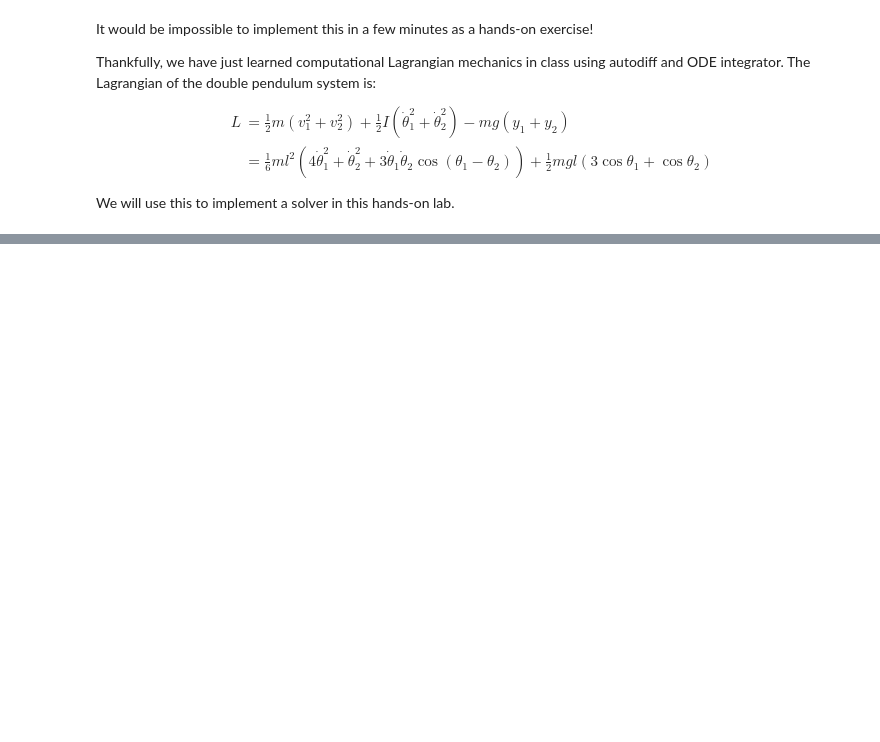
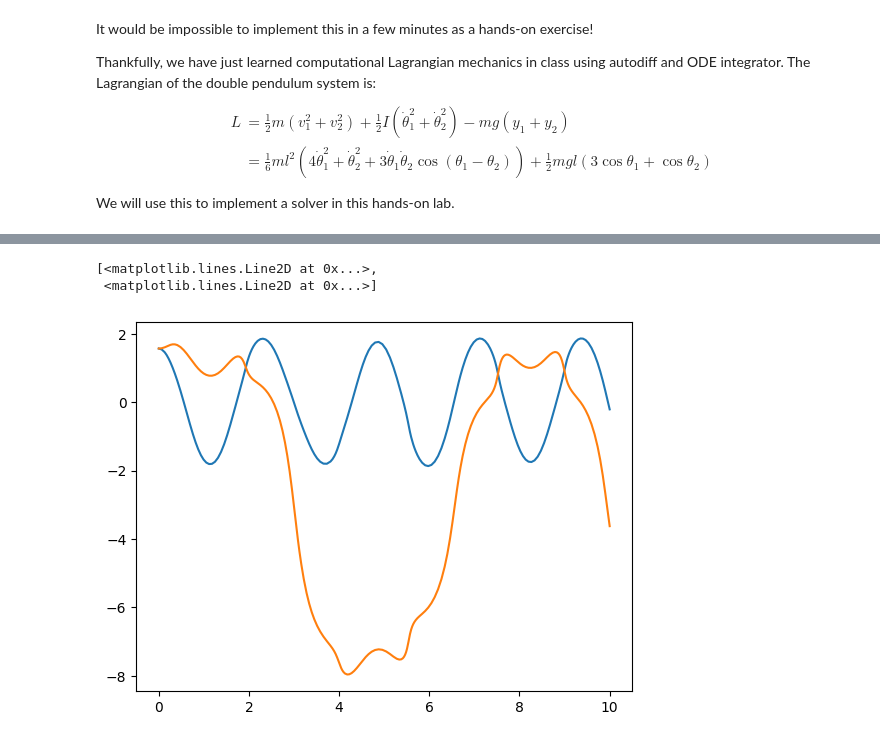
Before and after one commit to jaknepler/phys305, a Jupyter notebook: docs/16/lab.ipynb, the cells around one changed output, grey strips where cells are left out. Saved outputs shown, nothing was run; the diff lists cells and outputs as text; code cells hidden in the pictures; blank space fills up the shorter version.

```diff
--- a/docs/16/lab.ipynb
+++ b/docs/16/lab.ipynb
@@ -62,8 +153,23 @@ def odeint(f, x0, t0, t1, dt=0.1, atol=1e-6, rtol=1e-6):
 # %%
 # Step 2. Copy ELrhs() from the class note
 
+from jax import grad, jacfwd, jit
+from jax.numpy.linalg import inv
+
 def ELrhs(L):
-    ...
+
+    Lx  = grad(L, argnums=0) #dL/dx
+    Lv  = grad(L, argnums=1)  #dL/dv
+    Lvp = jacfwd(Lv, argnums=(0,1))   #d(dL/dv)/dx, d(dL/dv)/dv
+
+    @jit
+    def rhs(xv): #closure on Lx,Lv,Lvp which are all functions
+        x,   v   = xv
+        Lvx, Lvv = Lvp(x, v)
+        a = inv(Lvv) @ (Lx(x, v) - v @ Lvx)
+        return np.array([v, a]) #return velocity, acceleration
+
+    return rhs
 # %%
 # Step 3. Combine ELrhs() with the ODE Integrator.  See, e.g., path() from class
 
@@ -73,9 +179,12 @@ def path(L, xv0, t0, t1, dt=0.1, atol=1e-6, rtol=1e-6):
 # Step 4. Implement the Lagrangian of the double pendulum
 
 def L(x, v):
+    m = 1
+    l = 1
+    g = 9.8
     x1, x2 = x
     v1, v2 = v
-    ...
+    return np.sum(1/6*m*l**2 * (4*v1**2+v2**2+3*v1*v2*np.cos(x1-x2)) + .5 * m*g*l*(3*np.cos(x1)+np.cos(x2)))
 # %%
 # Step 5. Use path() to solve the problem
 
@@ -86,8 +195,12 @@ X = XV[:,0,:]
 V = XV[:,1,:]
 # %%
 # Step 6. Plot the result
-
-...
+from matplotlib import pyplot as plt
+plt.plot(T,X)
+# %% [output]
+[<matplotlib.lines.Line2D at 0x...>,
+ <matplotlib.lines.Line2D at 0x...>]
+[figure, added]
 # %%
 # Step 7. Animate the result
 
```
Also changed, not shown: parts of 3 cells of this notebook, 1 other file.
